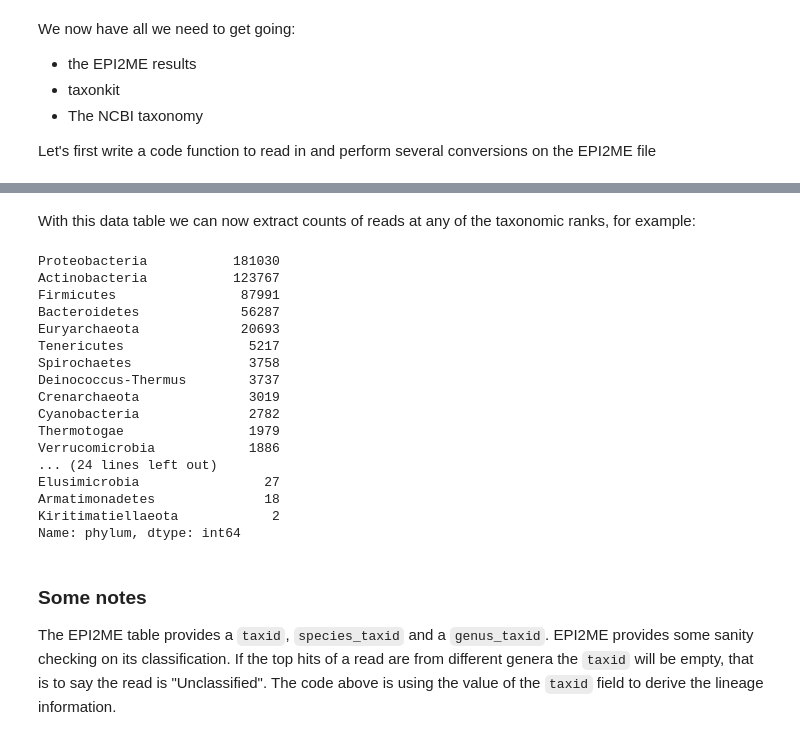
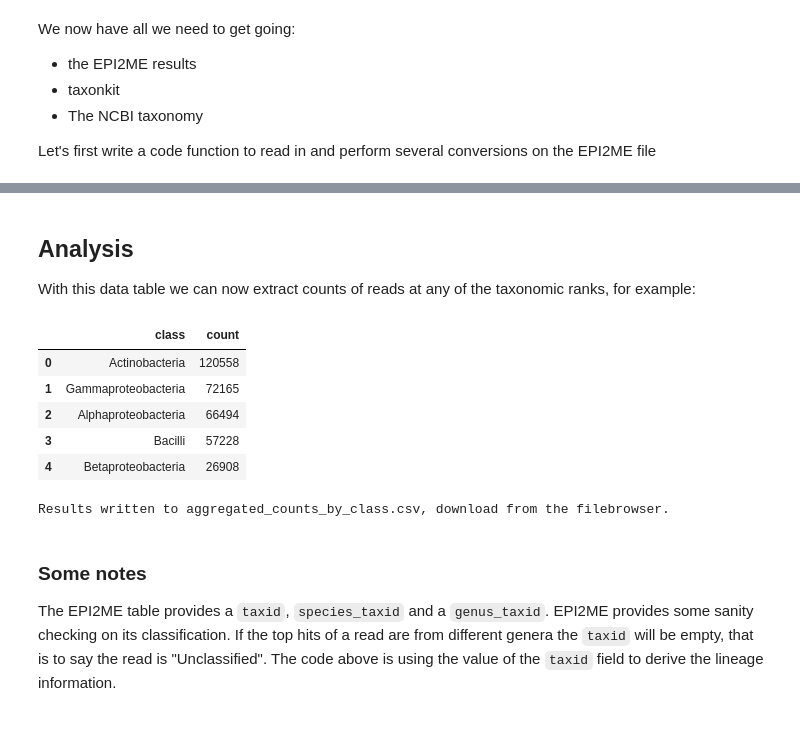
Before and after one commit to genignored/tutorials, a Jupyter notebook: Analysis_of_EPI2ME_16S_CSV_Output.ipynb, the cells around one changed output, grey strips where cells are left out. Drawn from its saved outputs; the diff is of its cells as text; code cells hidden in the pictures.

```diff
--- a/Analysis_of_EPI2ME_16S_CSV_Output.ipynb
+++ b/Analysis_of_EPI2ME_16S_CSV_Output.ipynb
@@ -81,5 +142,5 @@ And run the function on our example EPI2ME results:
 # %%
-epi2me = parse_epi2me(filename)
+epi2me = parse_epi2me(epi2me_results_file)
 display(epi2me.head())
 # %% [output]
 Converting to TSV
@@ -93,27 +167,33 @@ Munging data
 | 3 | 0029656e-5028-48e5-8822-0ba770d9ccf6 | 711db73c212e422fad11ca3c0ed596fc | NaN | Classification successful | 878213.0 | 878213.0 | Actinomycetospora iriomotensis | 92.25 | 402649.0 | ... |
 | 4 | 002b9804-6cd0-42cd-b86e-6c71cf01bf4e | 711db73c212e422fad11ca3c0ed596fc | NaN | Classification successful | 2027860.0 | 2027860.0 | Mucilaginibacter rubeus | 93.07 | 423349.0 | ... |
 # %% [markdown]
+## Analysis
+
 With this data table we can now extract counts of reads at any of the taxonomic ranks, for example:
-# %%
-epi2me['phylum'].value_counts()
-# %% [output]
-Proteobacteria           181030
-Actinobacteria           123767
-Firmicutes                87991
-Bacteroidetes             56287
-Euryarchaeota             20693
-Tenericutes                5217
-Spirochaetes               3758
-Deinococcus-Thermus        3737
-Crenarchaeota              3019
-Cyanobacteria              2782
-Thermotogae                1979
-Verrucomicrobia            1886
-... (24 lines left out)
-Elusimicrobia                27
-Armatimonadetes              18
-Kiritimatiellaeota            2
-Name: phylum, dtype: int64
+# %%
+#@markdown **Aggregate counts by rank**
+
+#@markdown Select a rank to aggragate read counts and then click the `Play` button
+#@markdown to the left-hand side.
+aggregation_rank = "class" #@param ['kingdom', 'phylum', 'class', 'order', 'family','genus', 'species']
+
+results = (
+    epi2me[aggregation_rank]
+    .value_counts()
+    .reset_index()
+    .rename(columns={'index':aggregation_rank, aggregation_rank:'count'}))
+display(results.head())
+output = 'aggregated_counts_by_{}.csv'.format(aggregation_rank)
+results.to_csv(output)
+print("Results written to {}, download from the filebrowser.".format(output))
+# %% [output]
+|  | class | count |
+| 0 | Actinobacteria | 120558 |
+| 1 | Gammaproteobacteria | 72165 |
+| 2 | Alphaproteobacteria | 66494 |
+| 3 | Bacilli | 57228 |
+| 4 | Betaproteobacteria | 26908 |
+Results written to aggregated_counts_by_class.csv, download from the filebrowser.
 # %% [markdown]
 ### Some notes
 
```
Also changed, not shown: parts of 12 cells of this notebook.
